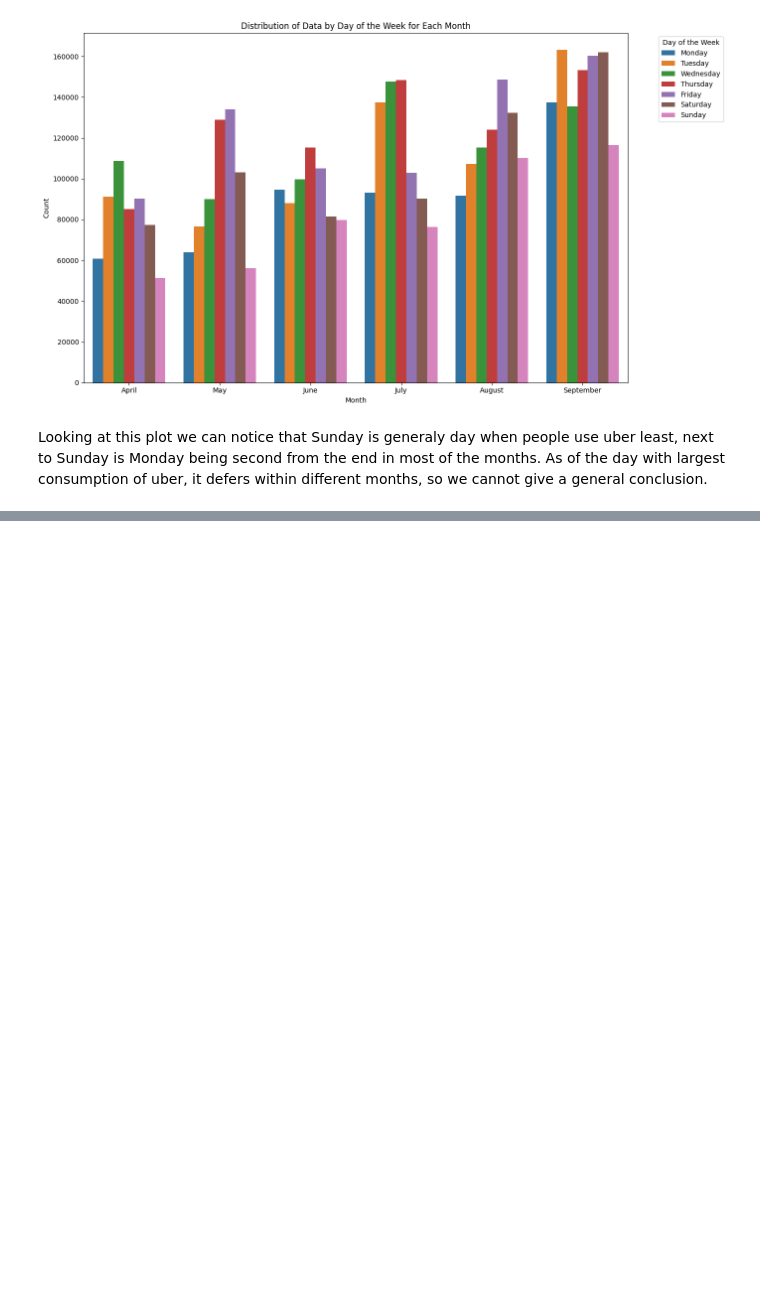
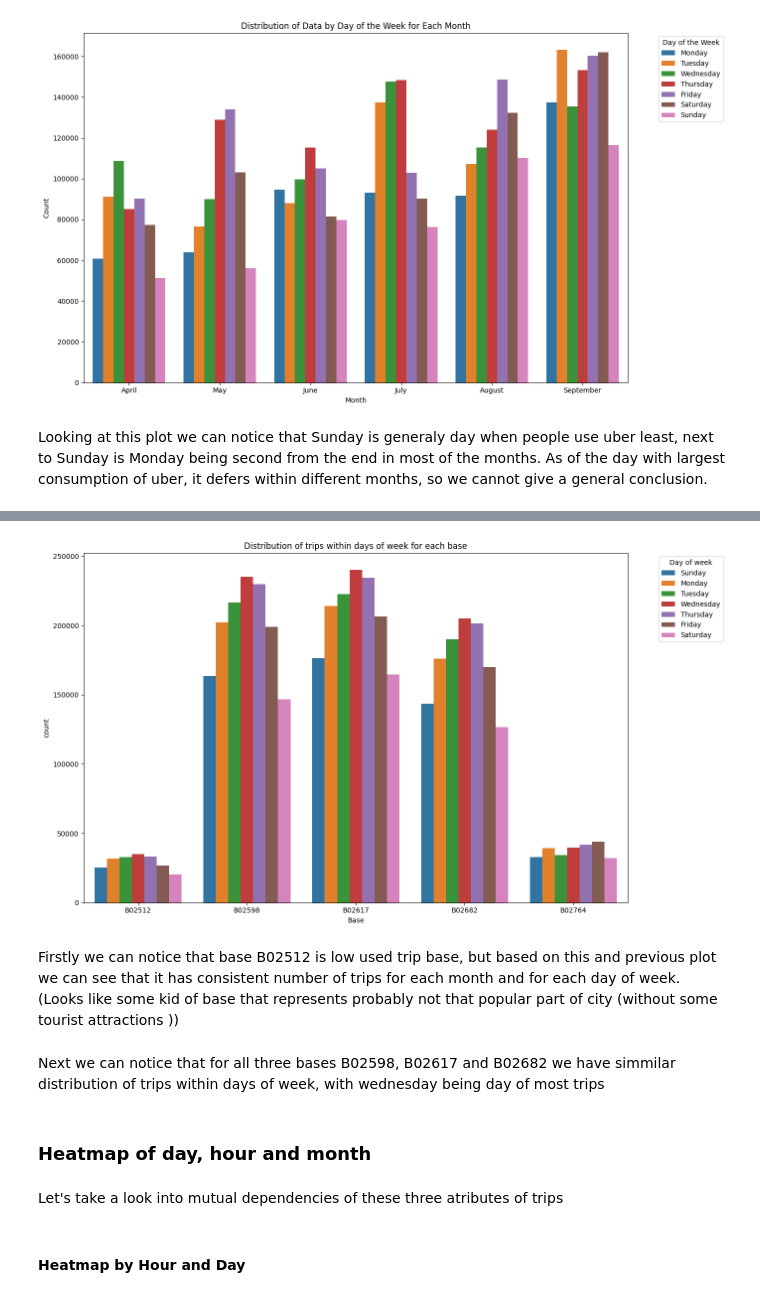
Before and after one commit to savicm5/mlProject, a Jupyter notebook: src/analysis.ipynb, the cells around one changed output, grey strips where cells are left out. Drawn from its saved outputs; the diff is of its cells as text; code cells hidden in the pictures; blank space fills up the shorter version.

```diff
--- a/src/analysis.ipynb
+++ b/src/analysis.ipynb
@@ -364,0 +477,2 @@ As of the day with largest consumption of uber, it defers within different month
+# %%
+data_agg_bases_days = df_apr_sep_2014.groupby(['Base','DayOfWeek']).size().reset_index(name='count')
@@ -364,0 +499,4 @@ As of the day with largest consumption of uber, it defers within different month
+# %%
+days_map = {0:'Sunday',1:'Monday',2: 'Tuesday',3: 'Wednesday',4: 'Thursday',5: 'Friday',6: 'Saturday'}
+
+data_agg_bases_days['DayOfWeek'] = data_agg_bases_days['DayOfWeek'].map(days_map)
@@ -364,0 +536,23 @@ As of the day with largest consumption of uber, it defers within different month
+# %%
+plt.figure(figsize=(14,8))
+
+sns.barplot(data=data_agg_bases_days,x='Base',y='count',hue='DayOfWeek',hue_order=days_order,palette='tab10')
+
+plt.xlabel('Base')
+plt.ylabel('count')
+plt.legend(title='Day of week',bbox_to_anchor=(1.05,1),loc='upper left')
+plt.title('Distribution of trips within days of week for each base')
+plt.tight_layout()
+plt.show()
+# %% [output]
+[figure, added]
+# %% [markdown]
+Firstly we can notice that base B02512 is low used trip base, but based on this and previous plot we can see that it has consistent number of trips for each month and for each day of week. (Looks like some kid of base that represents probably not that popular part of city (without some tourist attractions ))
+# %% [markdown]
+Next we can notice that for all three bases B02598, B02617 and B02682 we have simmilar distribution of trips within days of week, with wednesday being day of most trips
+# %% [markdown]
+### Heatmap of day, hour and month
+# %% [markdown]
+Let's take a look into mutual dependencies of these three atributes of trips
+# %% [markdown]
+####  Heatmap by Hour and Day
```
Also changed, not shown: parts of 23 cells of this notebook.
